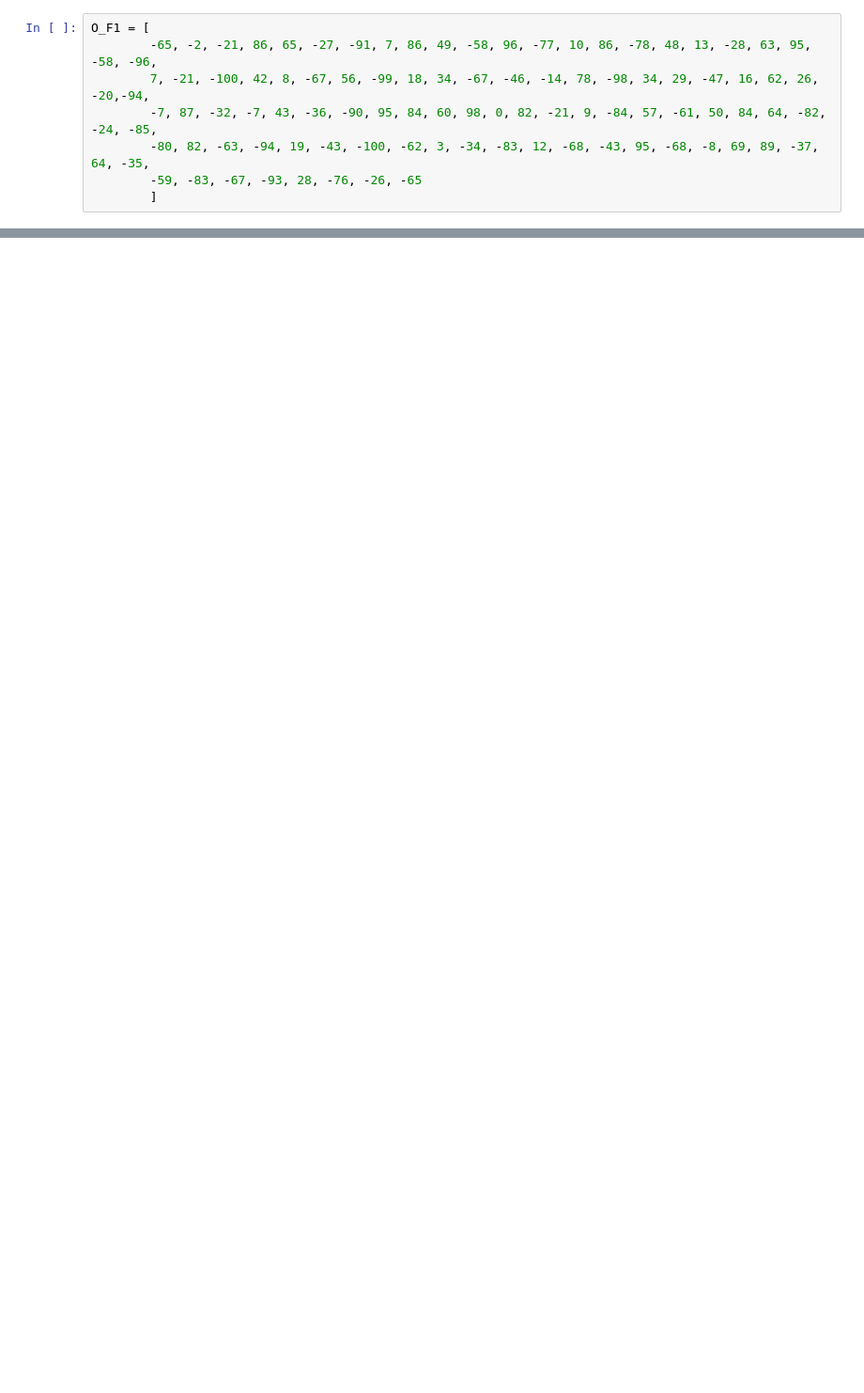
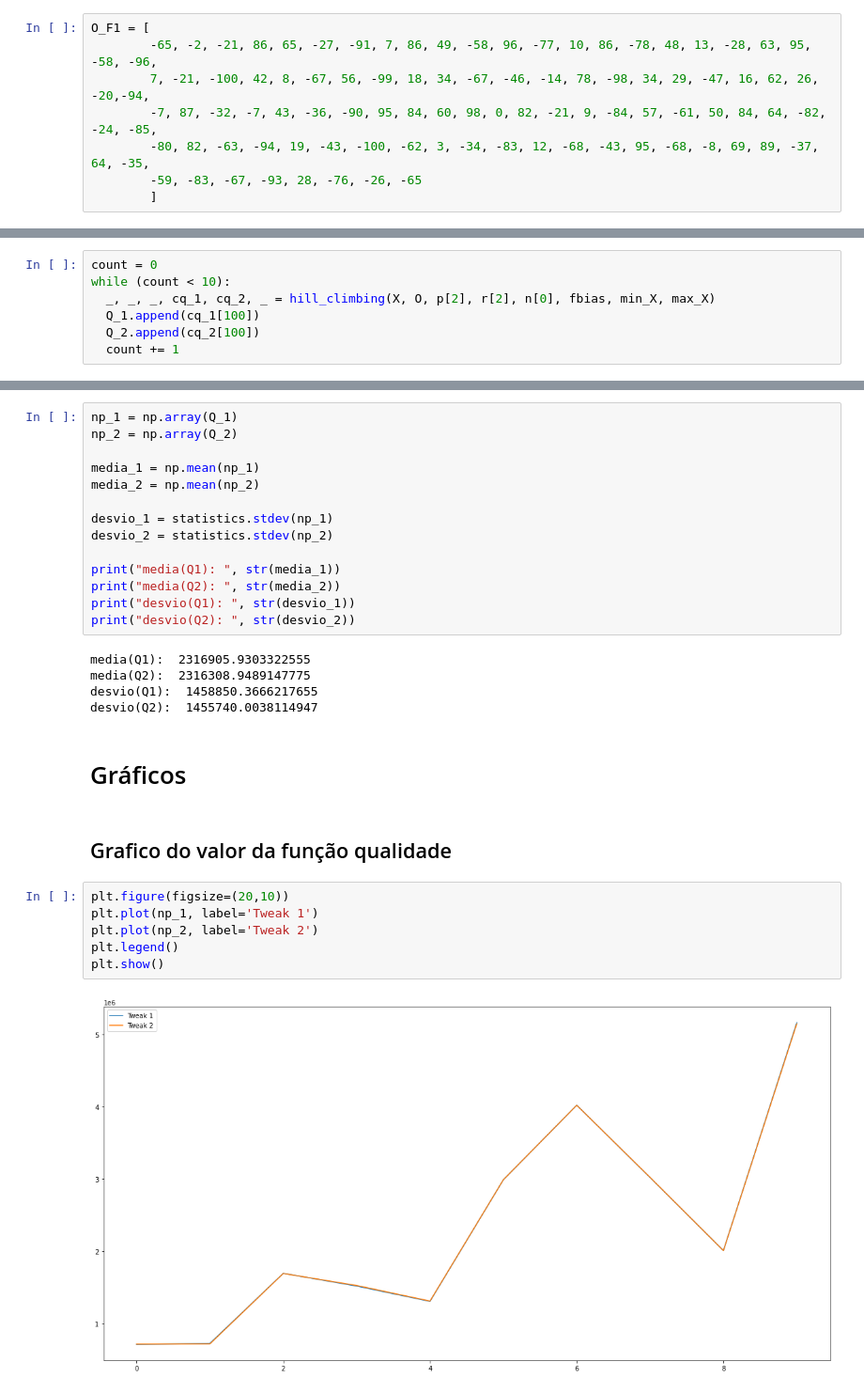
Before and after one commit to EikEUFS/BuscaOtimizacao, a Jupyter notebook: BO_Atividade_01.ipynb, the cells around one changed output, grey strips where cells are left out. Shown at 94% size. Cells and saved outputs as stored; diff of their text form; blank space fills up the shorter version.

```diff
--- a/BO_Atividade_01.ipynb
+++ b/BO_Atividade_01.ipynb
@@ -133,0 +145,7 @@ plt.show()
+# %%
+count = 0
+while (count < 10):
+  _, _, _, cq_1, cq_2, _ = hill_climbing(X, O, p[2], r[2], n[0], fbias, min_X, max_X)
+  Q_1.append(cq_1[100])
+  Q_2.append(cq_2[100])
+  count += 1
@@ -133,0 +177,31 @@ plt.show()
+# %%
+np_1 = np.array(Q_1)
+np_2 = np.array(Q_2)
+
+media_1 = np.mean(np_1)
+media_2 = np.mean(np_2)
+
+desvio_1 = statistics.stdev(np_1)
+desvio_2 = statistics.stdev(np_2)
+
+print("media(Q1): ", str(media_1))
+print("media(Q2): ", str(media_2))
+print("desvio(Q1): ", str(desvio_1))
+print("desvio(Q2): ", str(desvio_2))
+# %% [output]
+media(Q1):  2316905.9303322555
+media(Q2):  2316308.9489147775
+desvio(Q1):  1458850.3666217655
+desvio(Q2):  1455740.0038114947
+# %% [markdown]
+# Gráficos
+# %% [markdown]
+## Grafico do valor da função qualidade
+# %%
+plt.figure(figsize=(20,10))
+plt.plot(np_1, label='Tweak 1')
+plt.plot(np_2, label='Tweak 2')
+plt.legend()
+plt.show()
+# %% [output]
+[figure, added]
```
Also changed, not shown: parts of 18 cells of this notebook.
